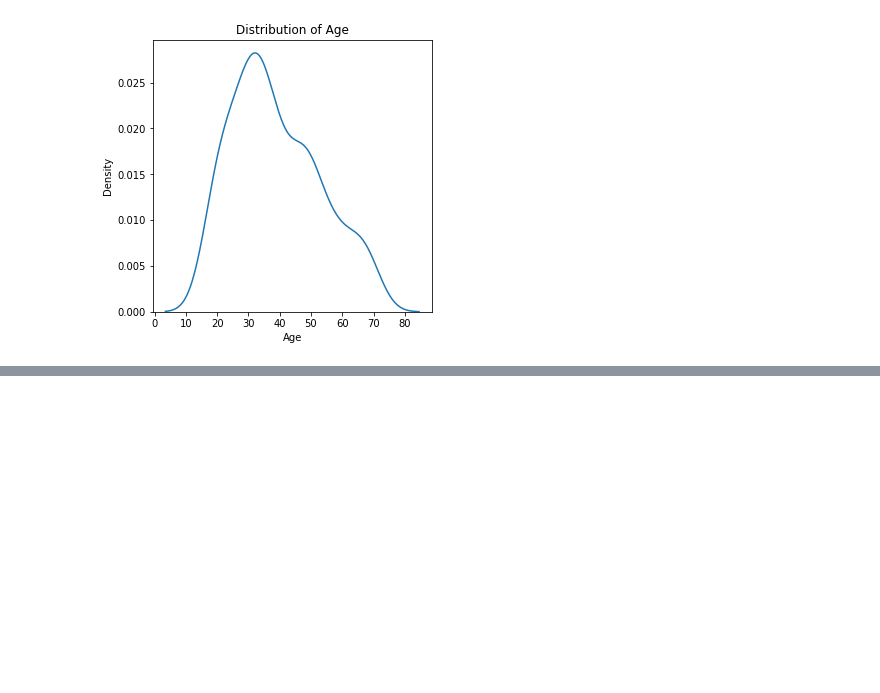
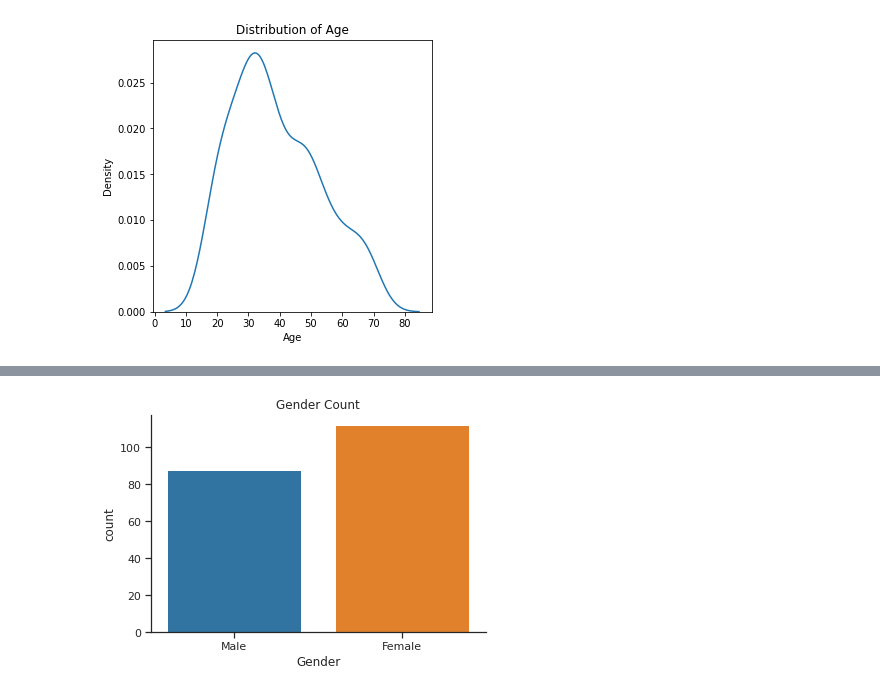
Before and after one commit to divyaksh-shukla/SPA-Assignment-2, a Jupyter notebook: restaurant_1.ipynb, the cells around one changed output, grey strips where cells are left out. Cells and saved outputs as stored; diff of their text form; code cells hidden in the pictures; blank space fills up the shorter version.

```diff
--- a/restaurant_1.ipynb
+++ b/restaurant_1.ipynb
@@ -126,0 +102,8 @@ class kmeans:
+# %%
+custom_params = {"axes.spines.right": False, "axes.spines.top": False}
+sns.set_theme(style="ticks", rc=custom_params, palette='tab10')
+sns.countplot(data = data, x=gender)
+plt.title("Gender Count")
+plt.show()
+# %% [output]
+[figure, added]
```
Also changed, not shown: parts of 11 cells of this notebook.
